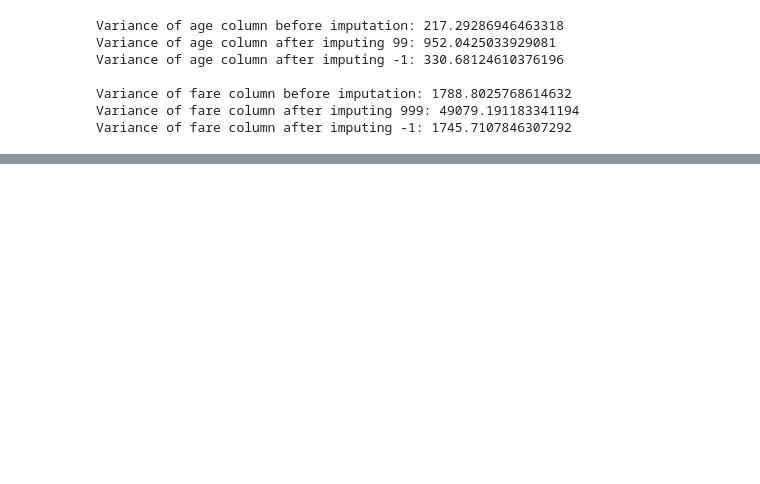
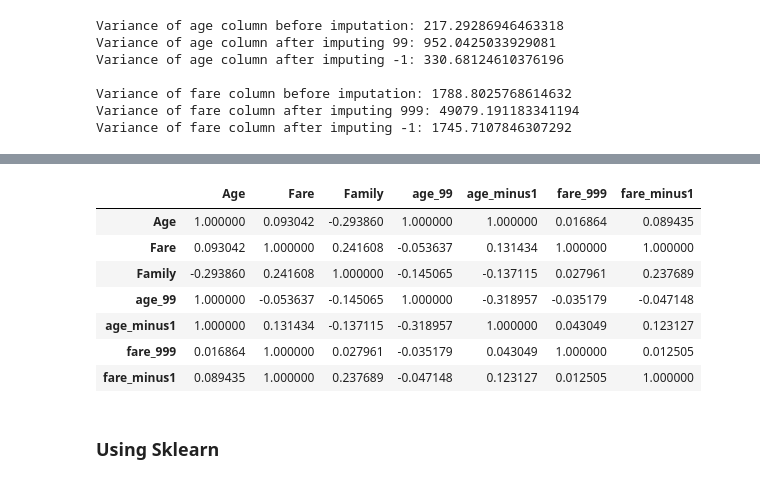
Before and after one commit to GautamKr2/Machine_Learning, a Jupyter notebook: Feature_Engineering/impute-numerical-columns.ipynb, the cells around one changed output, grey strips where cells are left out. Saved outputs shown, nothing was run; the diff lists cells and outputs as text; code cells hidden in the pictures; blank space fills up the shorter version.

```diff
--- a/Feature_Engineering/impute-numerical-columns.ipynb
+++ b/Feature_Engineering/impute-numerical-columns.ipynb
@@ -231,0 +273,13 @@ Variance of fare column after imputing -1: 1745.7107846307292
+# %%
+x_train.corr()
+# %% [output]
+|  | Age | Fare | Family | age_99 | age_minus1 | fare_999 | fare_minus1 |
+| Age | 1.000000 | 0.093042 | -0.293860 | 1.000000 | 1.000000 | 0.016864 | 0.089435 |
+| Fare | 0.093042 | 1.000000 | 0.241608 | -0.053637 | 0.131434 | 1.000000 | 1.000000 |
+| Family | -0.293860 | 0.241608 | 1.000000 | -0.145065 | -0.137115 | 0.027961 | 0.237689 |
+| age_99 | 1.000000 | -0.053637 | -0.145065 | 1.000000 | -0.318957 | -0.035179 | -0.047148 |
+| age_minus1 | 1.000000 | 0.131434 | -0.137115 | -0.318957 | 1.000000 | 0.043049 | 0.123127 |
+| fare_999 | 0.016864 | 1.000000 | 0.027961 | -0.035179 | 0.043049 | 1.000000 | 0.012505 |
+| fare_minus1 | 0.089435 | 1.000000 | 0.237689 | -0.047148 | 0.123127 | 0.012505 | 1.000000 |
+# %% [markdown]
+### Using Sklearn
```
Also changed, not shown: parts of 20 cells of this notebook, 1 other file.
